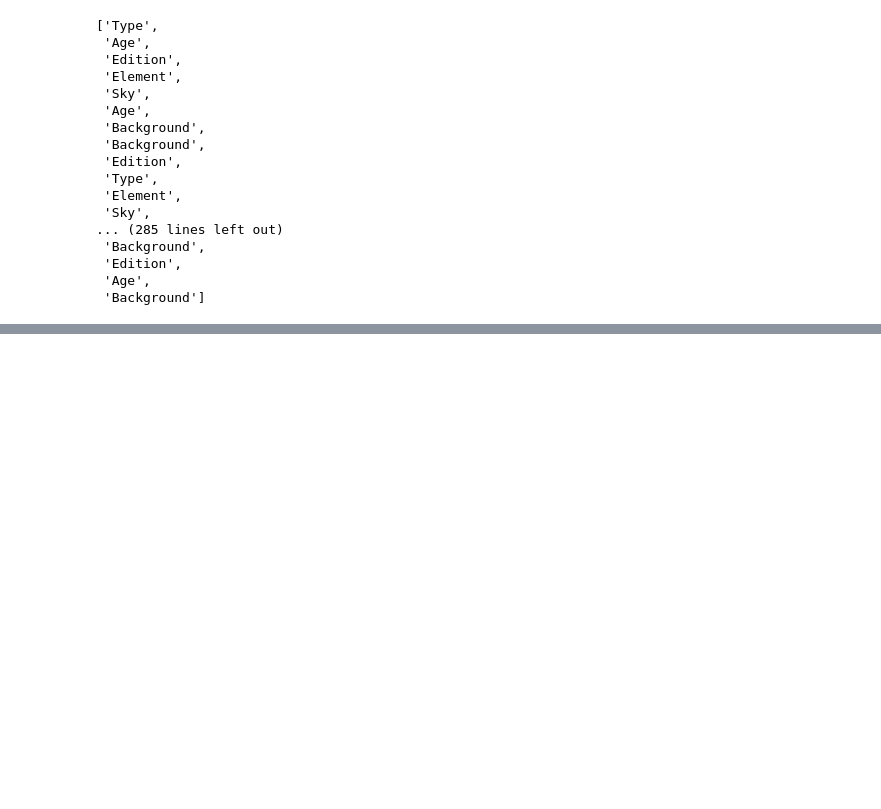
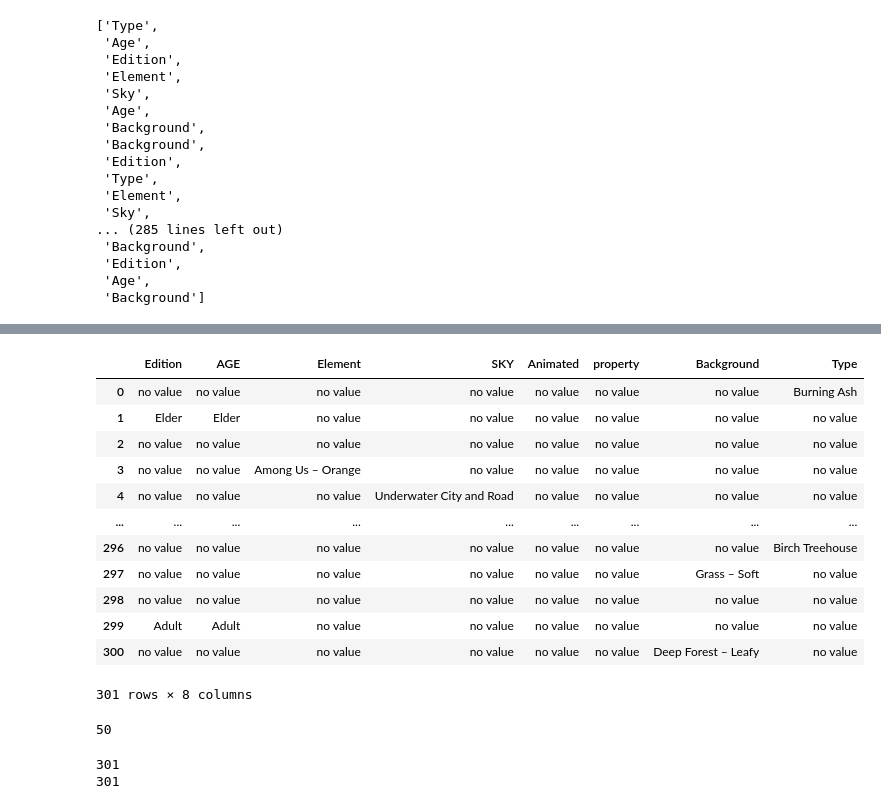
Before and after one commit to reneSalmon/NFT_Rarity_Scoring_API, a Jupyter notebook: NFT_RarityScore_API.ipynb, the cells around one changed output, grey strips where cells are left out. Drawn from its saved outputs; the diff is of its cells as text; code cells hidden in the pictures; blank space fills up the shorter version.

Commit message:
status: DataFrame with all values for each NFT_trait

```diff
--- a/NFT_RarityScore_API.ipynb
+++ b/NFT_RarityScore_API.ipynb
@@ -371,0 +541,9 @@ List_of_a_traits_in_one_NFT
+# %%
+#Collect values for all NFTS with the trait Property
+Property_value_in_all_NFT = [
+    Trait_types_for_NFTs[NFT][TYPE]['value']
+    if  Trait_types_for_NFTs[NFT][TYPE]['trait_type'] == 'property'
+    else 'no value'
+    for NFT in range(len(List_of_50_NFTs_Only_Traits_of_NFT))
+    for TYPE in range(len(Trait_types_for_NFTs[NFT]))]
+Property_value_in_all_NFT
@@ -371,0 +568,9 @@ List_of_a_traits_in_one_NFT
+# %%
+#Collect values for all NFTS with the trait Background
+Background_value_in_all_NFT = [
+    Trait_types_for_NFTs[NFT][TYPE]['value']
+    if  Trait_types_for_NFTs[NFT][TYPE]['trait_type'] == 'Background'
+    else 'no value'
+    for NFT in range(len(List_of_50_NFTs_Only_Traits_of_NFT))
+    for TYPE in range(len(Trait_types_for_NFTs[NFT]))]
+Background_value_in_all_NFT
@@ -371,0 +595,9 @@ List_of_a_traits_in_one_NFT
+# %%
+#Collect values for all NFTS with the trait Type
+Type_value_in_all_NFT = [
+    Trait_types_for_NFTs[NFT][TYPE]['value']
+    if  Trait_types_for_NFTs[NFT][TYPE]['trait_type'] == 'Type'
+    else 'no value'
+    for NFT in range(len(List_of_50_NFTs_Only_Traits_of_NFT))
+    for TYPE in range(len(Trait_types_for_NFTs[NFT]))]
+Type_value_in_all_NFT
@@ -371,0 +622,38 @@ List_of_a_traits_in_one_NFT
+# %%
+import pandas as pd
+data = {#'NFT_ID': NFT_IDs,
+        'Edition': Edition_value_in_all_NFT,
+        'AGE':Age_value_in_all_NFT,
+        'Element':Element_value_in_all_NFT,
+        'SKY':Sky_value_in_all_NFT,
+        'Animated':Animated_value_in_all_NFT,
+        'property':Property_value_in_all_NFT,
+        'Background':Background_value_in_all_NFT,
+        'Type': Type_value_in_all_NFT
+           }
+
+pd.DataFrame.from_dict(data)
+# %% [output]
+|  | Edition | AGE | Element | SKY | Animated | property | Background | Type |
+| 0 | no value | no value | no value | no value | no value | no value | no value | Burning Ash |
+| 1 | Elder | Elder | no value | no value | no value | no value | no value | no value |
+| 2 | no value | no value | no value | no value | no value | no value | no value | no value |
+| 3 | no value | no value | Among Us – Orange | no value | no value | no value | no value | no value |
+| 4 | no value | no value | no value | Underwater City and Road | no value | no value | no value | no value |
+| ... | ... | ... | ... | ... | ... | ... | ... | ... |
+| 296 | no value | no value | no value | no value | no value | no value | no value | Birch Treehouse |
+| 297 | no value | no value | no value | no value | no value | no value | Grass – Soft | no value |
+| 298 | no value | no value | no value | no value | no value | no value | no value | no value |
+| 299 | Adult | Adult | no value | no value | no value | no value | no value | no value |
+| 300 | no value | no value | no value | no value | no value | no value | Deep Forest – Leafy | no value |
+301 rows × 8 columns
+# %%
+print(len(NFT_IDs))
+# %% [output]
+50
+# %%
+print(len(Edition_value_in_all_NFT))
+print(len(Age_value_in_all_NFT))
+# %% [output]
+301
+301
```
Also changed, not shown: parts of 21 cells of this notebook.
